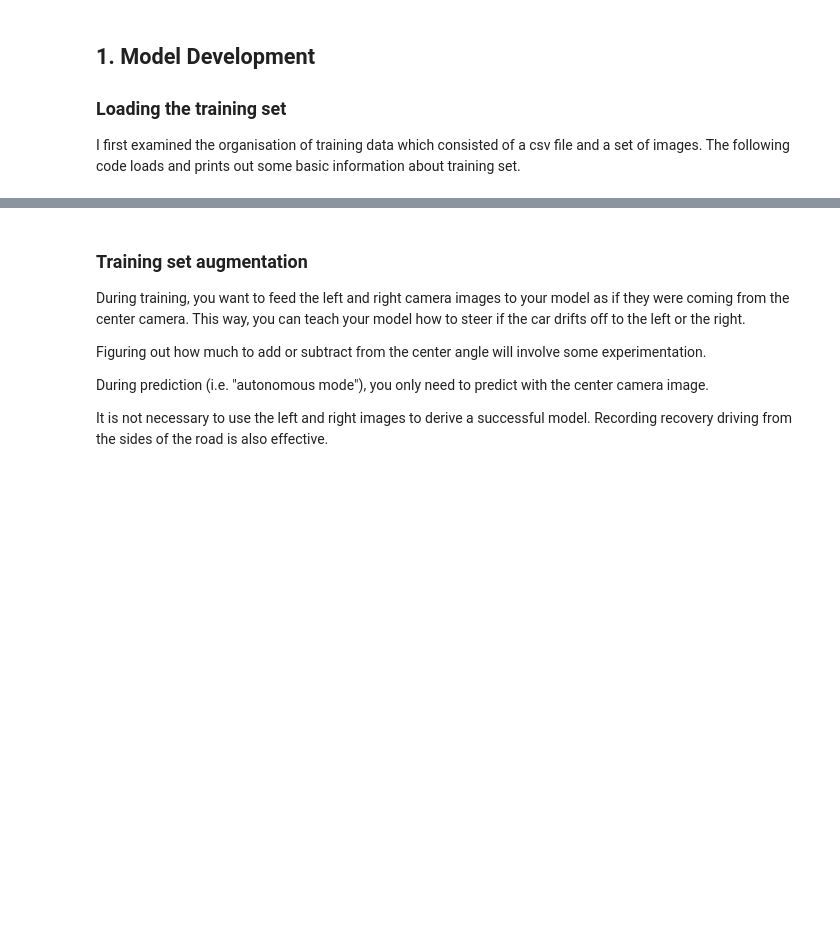
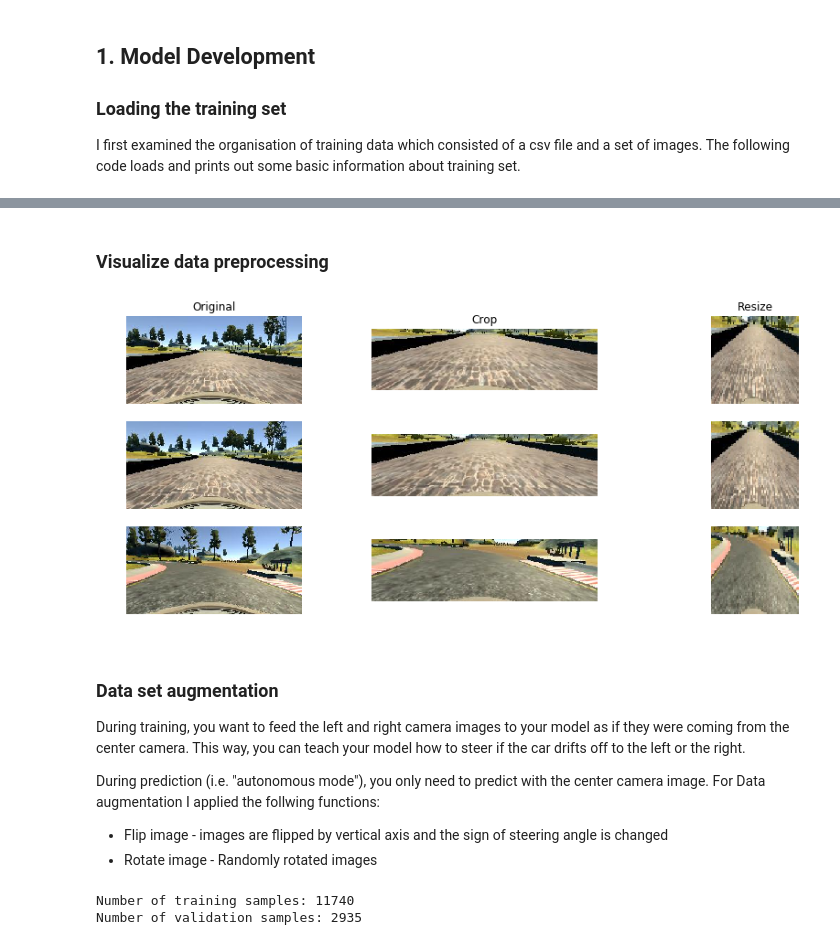
Before and after one commit to luk6xff/SelfDrivingCarND, a Jupyter notebook: CarND-Behavioral-Cloning-P4/P4_SOLUTION.ipynb, the cells around one changed output, grey strips where cells are left out. Cells and saved outputs as stored; diff of their text form; code cells hidden in the pictures; blank space fills up the shorter version.

```diff
--- a/CarND-Behavioral-Cloning-P4/P4_SOLUTION.ipynb
+++ b/CarND-Behavioral-Cloning-P4/P4_SOLUTION.ipynb
@@ -92,10 +166,41 @@ def load_image(filename):
+# %% [markdown]
+### Visualize data preprocessing
+# %%
+def display_preprocessed_data(images) :
+    """
+    Displays preprocessing pipeline for list of images
+    """
+    nrows = len(images)
+    fig, axes = plt.subplots(nrows, 3, figsize=(15,2*nrows))
+
+    # pre-processing pipeline
+    preprocess_steps = ['Original','Crop','Resize']
+
+    # plot pipeline
+    for ax, p in zip(axes[0,:], preprocess_steps) :
+        ax.set_title(p)
+    for ax,img in zip(axes,images) :
+        ax[0].imshow(img)
+        img = crop(img)
+        ax[1].imshow(img)
+        img = resize(img)
+        ax[2].imshow(img)
+        for a in ax :
+            a.axis('off')
+
+rows = 3
+preprocessed_images = []
+for r in range(rows):
+    preprocessed_images.append(load_image(os.path.join(DATA_FOLDER_PATH, samples[r][0].strip())))
+display_preprocessed_data(preprocessed_images)
+# %% [output]
+[figure, added]
 # %% [markdown]
-### Training set augmentation
+### Data set augmentation
 
 During training, you want to feed the left and right camera images to your model as if they were coming from the center camera. This way, you can teach your model how to steer if the car drifts off to the left or the right.
 
-Figuring out how much to add or subtract from the center angle will involve some experimentation.
-
 During prediction (i.e. "autonomous mode"), you only need to predict with the center camera image.
-
-It is not necessary to use the left and right images to derive a successful model. Recording recovery driving from the sides of the road is also effective.
+For Data augmentation I applied the follwing functions:
+* Flip image - images are flipped by vertical axis and the sign of steering angle is changed
+* Rotate image - Randomly rotated images
@@ -101,0 +266,9 @@ It is not necessary to use the left and right images to derive a successful mode
+# %%
+# Split data into training and validation datasets
+shuffle(samples)
+training_samples, validation_samples = train_test_split(samples, test_size=0.2)
+print("Number of training samples: {}".format(len(training_samples)))
+print("Number of validation samples: {}".format(len(validation_samples)))
+# %% [output]
+Number of training samples: 11740
+Number of validation samples: 2935
```
Also changed, not shown: parts of 9 cells of this notebook.
